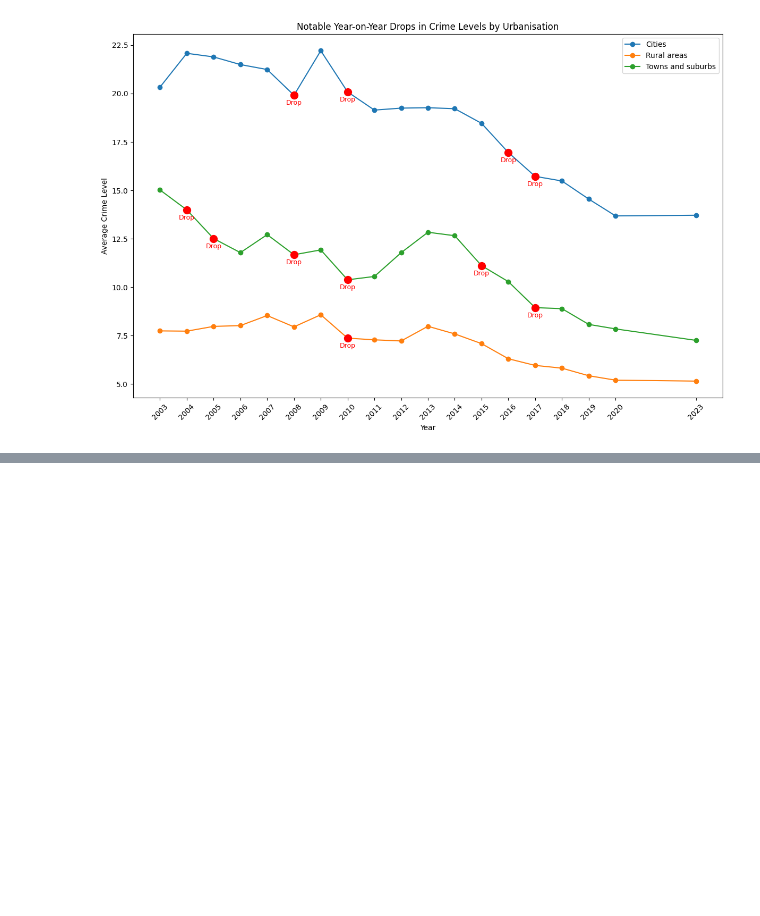
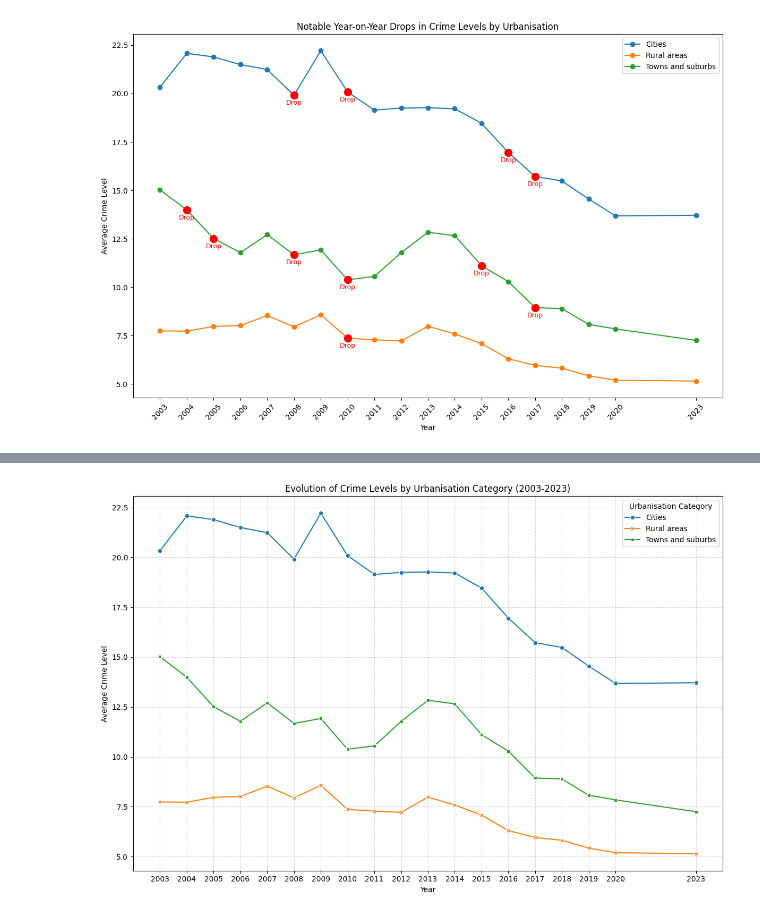
Before and after one commit to maxverwiebe/crimerate-eu-datascienceproject-cau, a Jupyter notebook: testing_eurostat_python/notebooks/test1.ipynb, the cells around one changed output, grey strips where cells are left out. Cells and saved outputs as stored; diff of their text form; code cells hidden in the pictures; blank space fills up the shorter version.

```diff
--- a/testing_eurostat_python/notebooks/test1.ipynb
+++ b/testing_eurostat_python/notebooks/test1.ipynb
@@ -106,0 +157,26 @@ plt.show()
+# %%
+# Question:
+# "How have average crime levels evolved between Cities, Rural areas,
+# and Towns and suburbs over the years? Can we detect differential trends
+# in these urbanisation categories from 2003 to 2023?"
+
+# Create a long format of df_pivot_urban for the plot
+df_long = df_pivot_urban.reset_index().melt(id_vars='time',
+                                            value_vars=df_pivot_urban.columns,
+                                            var_name='Urbanisation',
+                                            value_name='Crime_Level')
+df_long['time'] = df_long['time'].astype(int)
+
+plt.figure(figsize=(12, 8))
+sns.lineplot(data=df_long, x='time', y='Crime_Level',
+             hue='Urbanisation', style='Urbanisation', markers=True, dashes=False)
+plt.title("Evolution of Crime Levels by Urbanisation Category (2003-2023)")
+plt.xlabel("Year")
+plt.ylabel("Average Crime Level")
+plt.xticks(sorted(df_long['time'].unique()))
+plt.grid(True, linestyle='--', alpha=0.5)
+plt.legend(title="Urbanisation Category")
+plt.tight_layout()
+plt.show()
+# %% [output]
+[figure, added]
```
Also changed, not shown: parts of 8 cells of this notebook.
